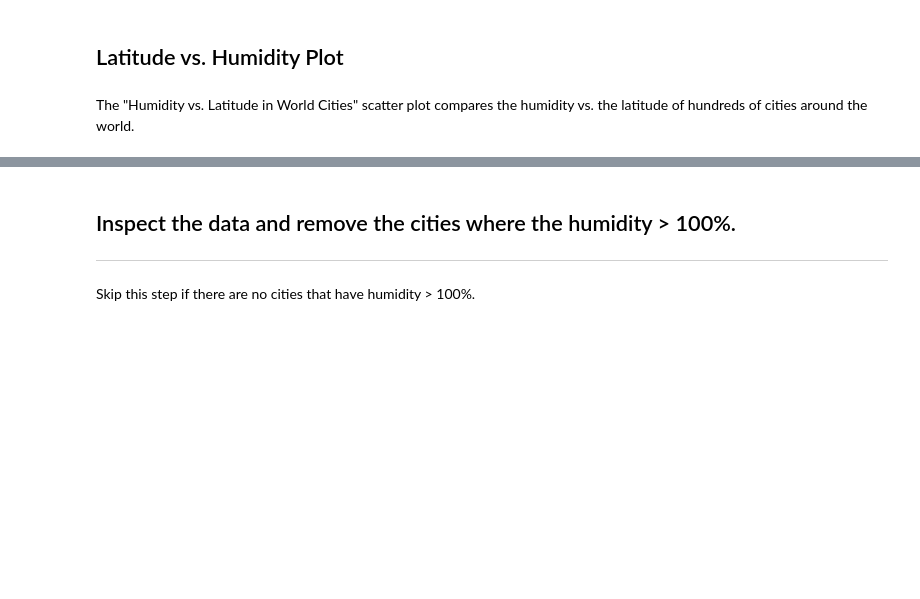
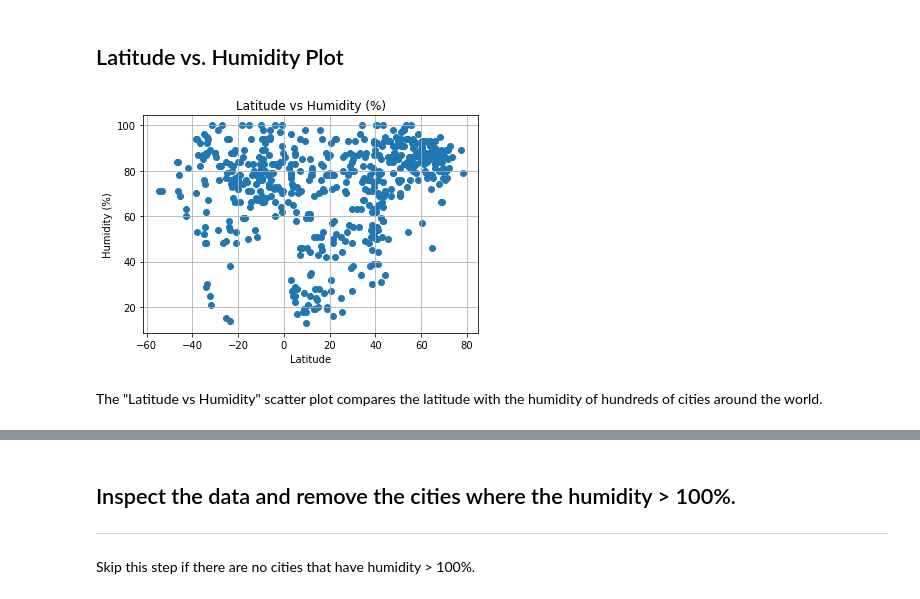
Before and after one commit to Terra999/python-api-challenge, a Jupyter notebook: WeatherPy/WeatherPy.ipynb, the cells around one changed output, grey strips where cells are left out. Cells and saved outputs as stored; diff of their text form; code cells hidden in the pictures; blank space fills up the shorter version.

```diff
--- a/WeatherPy/WeatherPy.ipynb
+++ b/WeatherPy/WeatherPy.ipynb
@@ -152,13 +178,15 @@ weather_data.head()
 # %% [markdown]
 ## Latitude vs. Humidity Plot
 # %%
-# Build a scatter plot for Humidity vs. Latitude
-plt.scatter(weather_data["lat"], weather_data["humidity"], marker="o")
+# Build a scatter plot for Latitude vs Humidity
+plt.scatter(city_weather_df["City Latitude"], city_weather_df["Humidity"], marker="o")
 
 # Incorporate the other graph properties
-plt.title("Humidity (%) vs Latitude in World Cities")
+plt.title("Latitude vs Humidity (%)")
 plt.ylabel("Humidity (%)")
 plt.xlabel("Latitude")
 plt.grid(True)
+# %% [output]
+[figure, added]
 # %% [markdown]
-The "Humidity vs. Latitude in World Cities" scatter plot compares the humidity vs. the latitude of hundreds of cities around the world.
+The "Latitude vs Humidity" scatter plot compares the latitude with the humidity of hundreds of cities around the world.
```
Also changed, not shown: parts of 54 cells of this notebook, 2 other files.
